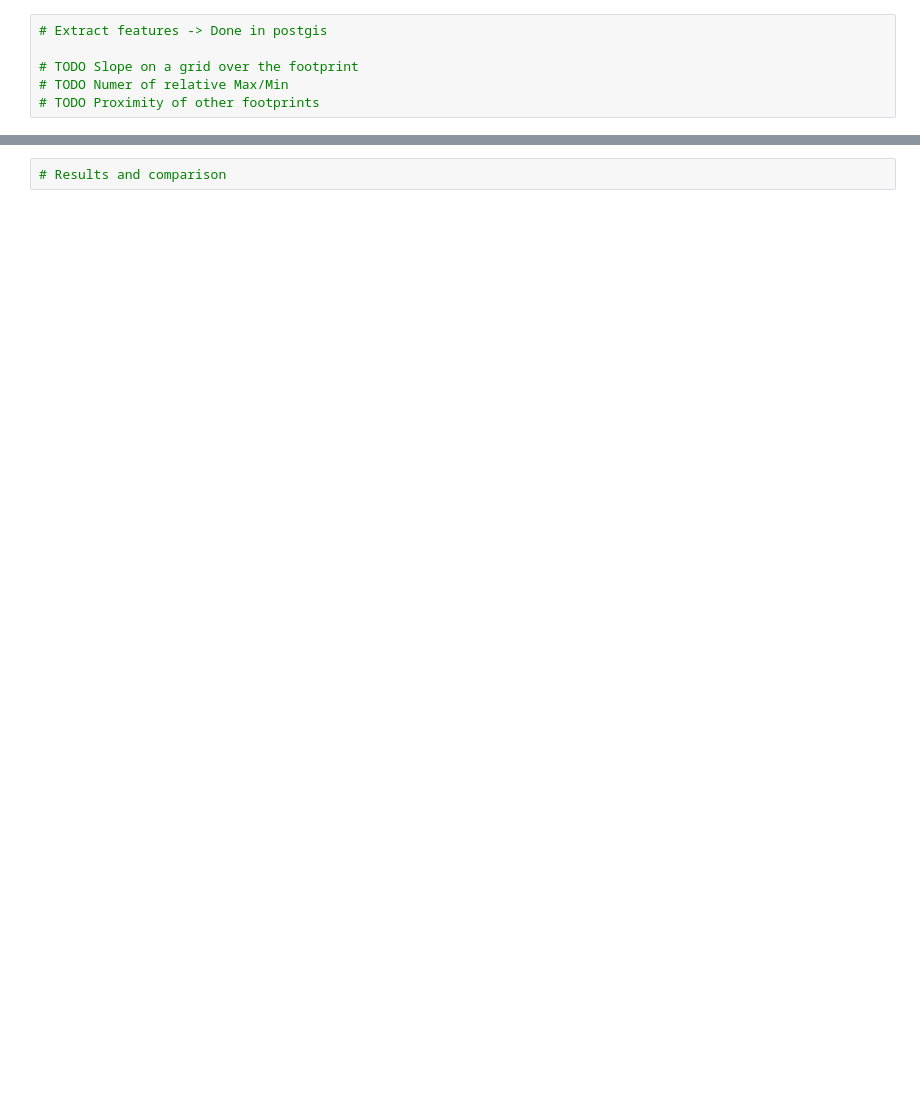
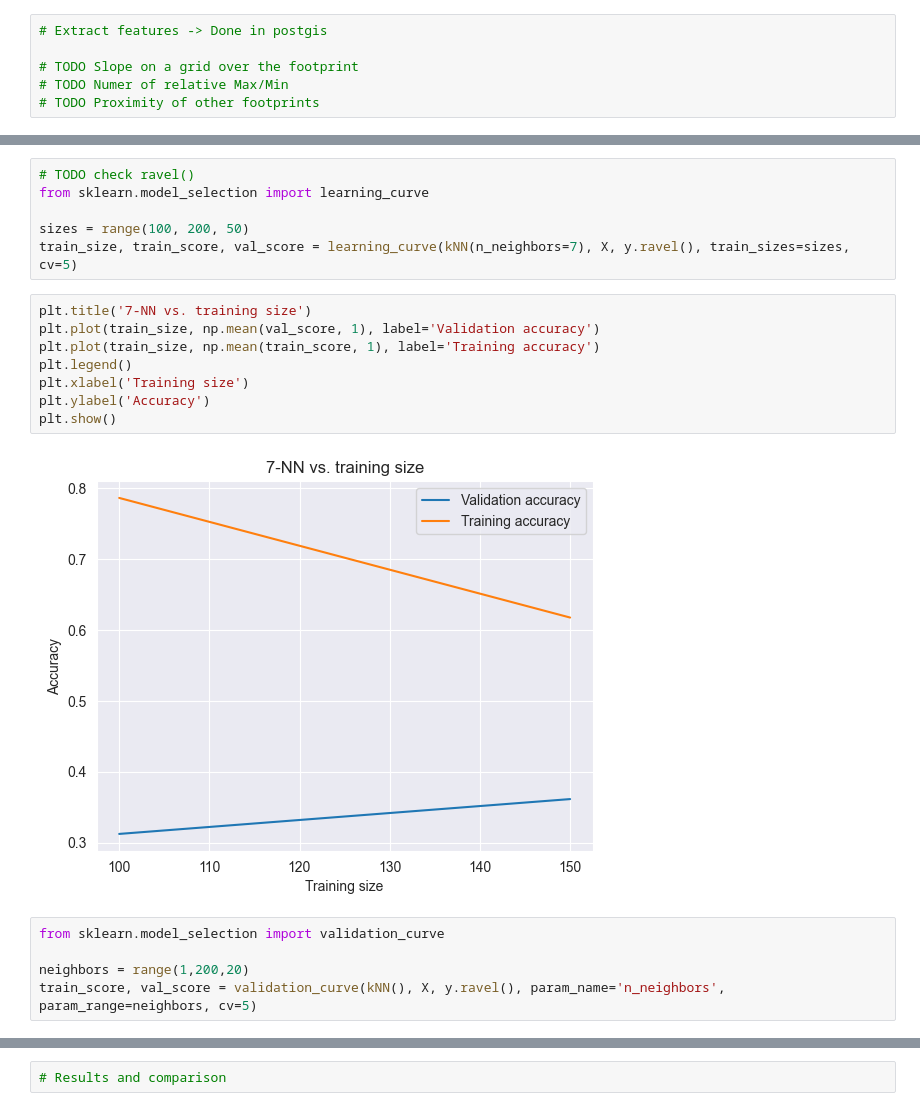
Before and after one commit to bigliolimatteo/skynet-building-functions, a Jupyter notebook: code.ipynb, the cells around one changed output, grey strips where cells are left out. Cells and saved outputs as stored; diff of their text form; blank space fills up the shorter version.

```diff
--- a/code.ipynb
+++ b/code.ipynb
@@ -116,0 +177,21 @@ dataset
+# %%
+# TODO check ravel()
+from sklearn.model_selection import learning_curve
+
+sizes = range(100, 200, 50)
+train_size, train_score, val_score = learning_curve(kNN(n_neighbors=7), X, y.ravel(), train_sizes=sizes, cv=5)
+# %%
+plt.title('7-NN vs. training size')
+plt.plot(train_size, np.mean(val_score, 1), label='Validation accuracy')
+plt.plot(train_size, np.mean(train_score, 1), label='Training accuracy')
+plt.legend()
+plt.xlabel('Training size')
+plt.ylabel('Accuracy')
+plt.show()
+# %% [output]
+[figure, added]
+# %%
+from sklearn.model_selection import validation_curve
+
+neighbors = range(1,200,20)
+train_score, val_score = validation_curve(kNN(), X, y.ravel(), param_name='n_neighbors', param_range=neighbors, cv=5)
```
Also changed, not shown: parts of 37 cells of this notebook, 3 other files.
